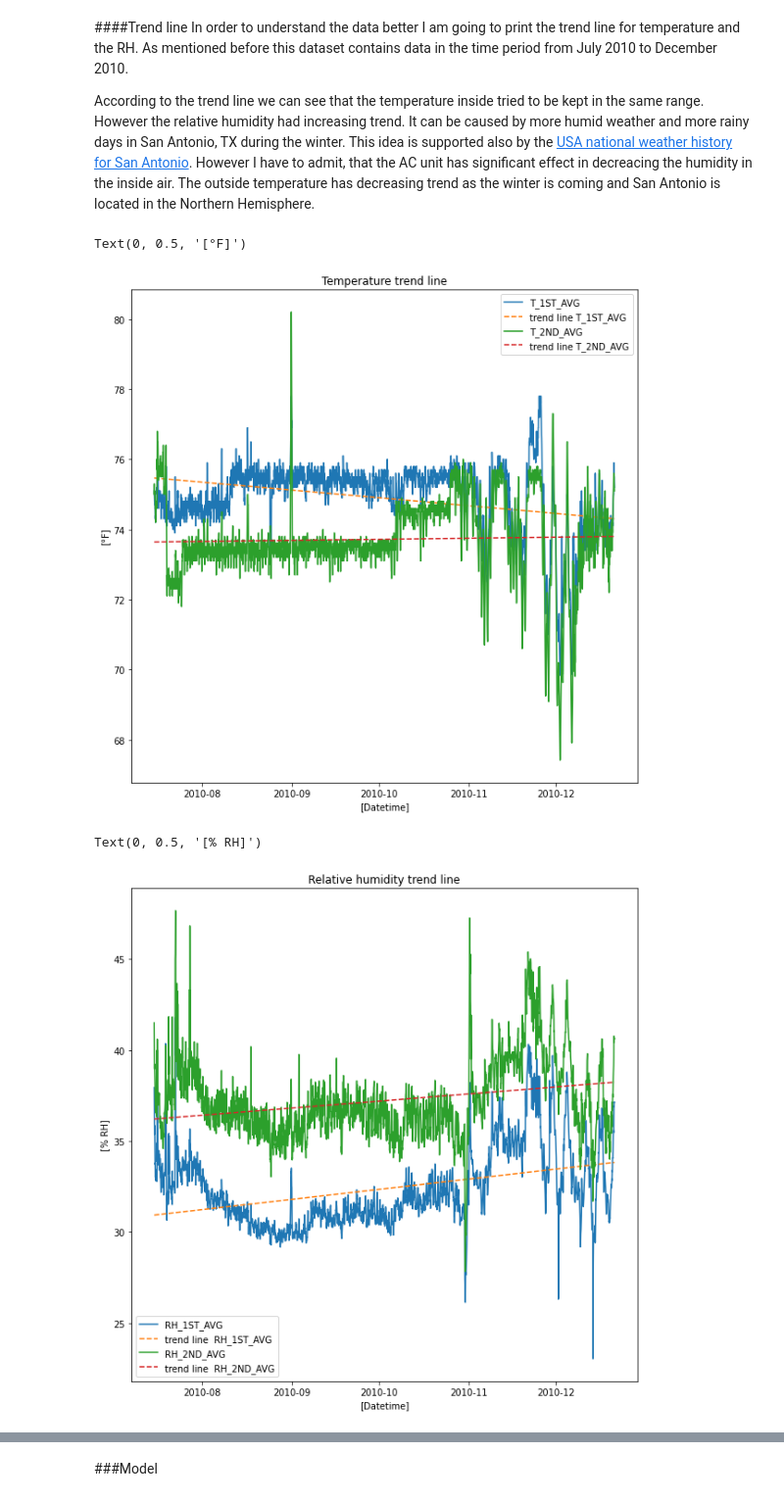
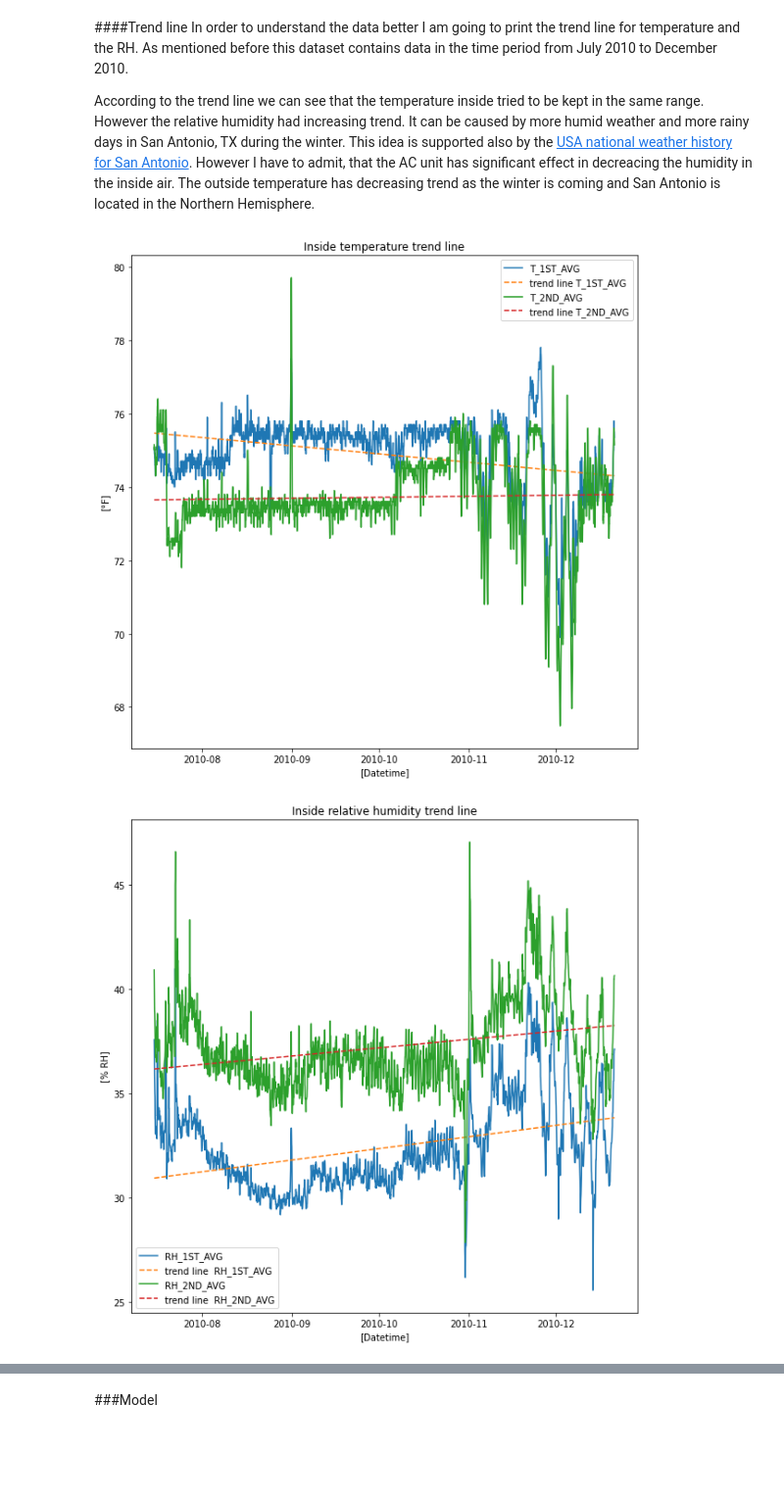
Before and after one commit to milanzongor/fault_detection_project, a Jupyter notebook: fault_detection_project.ipynb, the cells around one changed output, grey strips where cells are left out. Shown at 98% size. Cells and saved outputs as stored; diff of their text form; code cells hidden in the pictures; blank space fills up the shorter version.

```diff
--- a/fault_detection_project.ipynb
+++ b/fault_detection_project.ipynb
@@ -282,0 +307,6 @@ for feature in df.columns:
+# %%
+#['T_Out_AVG', 'T_1ST_AVG', 'T_2ND_AVG', 'RH_1ST_AVG', 'RH_2ND_AVG']
+features_list = df.columns
+
+feature = 'T_Out_AVG'
+df[feature].hist(bins=100);
@@ -283,4 +339,9 @@ for feature in df.columns:
 # %%
+for feature in df.columns:
+  df[feature] = df[feature].rolling(window=3, center=True, min_periods=1).median()
+
+# df = df.fillna(df.rolling(3,min_periods=1).median())
+
 # # df = df_raw[columns_to_keep]
 
 # feature = "T_2ND_AVG"
@@ -295,3 +356,8 @@ for feature in df.columns:
 
 # df.iloc[1000:1200].plot(y=feature, ylim=(60, 100))
 # # df.iloc[1000:1200].plot(y='mean', ylim=(60, 100))
+# %%
+feature = "T_1ST_AVG"
+
+df.reset_index().plot(x='Datetime', y=feature, title=feature + " smoothed graph");
+df_raw.plot(x='Datetime', y=feature, title=feature + " raw graph");
@@ -321,12 +390,9 @@ In order to understand the data better I am going to print the trend line for te
 According to the trend line we can see that the temperature inside tried to be kept in the same range. However the relative humidity had increasing trend. It can be caused by more humid weather and more rainy days in San Antonio, TX during the winter. This idea is supported also by the [USA national weather history for San Antonio](https://weather-and-climate.com/average-monthly-Rainfall-Temperature-Sunshine-fahrenheit,san-antonio-texas-us,United-States-of-America). However I have to admit, that the AC unit has significant effect in decreacing the humidity in the inside air.
 The outside temperature has decreasing trend as the winter is coming and San Antonio is located in the Northern Hemisphere.
 # %%
-# columns_to_keep = ['Datetime', 'T_Out_AVG', 'T_1ST_AVG', 'T_2ND_AVG', 'RH_1ST_AVG', 'RH_2ND_AVG']
-
-# features_to_plot = ['T_Out_AVG', 'T_1ST_AVG', 'T_2ND_AVG']
 features_to_plot = ['T_1ST_AVG', 'T_2ND_AVG']
 
-x = dates.date2num(df.Datetime)
+x = dates.date2num(df.index)
 plt.figure(figsize=(10, 10))
 
 for feature in features_to_plot:
@@ -337,32 +403,30 @@ for feature in features_to_plot:
   plt.plot_date(x,p(x),"--", label="trend line " + feature)
 
 plt.legend(loc="best")
-plt.title("Temperature trend line")
+plt.title("Inside temperature trend line")
 plt.xlabel("[Datetime]")
-plt.ylabel("[°F]")
+plt.ylabel("[°F]");
 # %% [output]
-Text(0, 0.5, '[°F]')
-[figure, old version]
+[figure, new version]
 # %%
 features_to_plot = ['RH_1ST_AVG', 'RH_2ND_AVG']
 
-x = dates.date2num(df.Datetime)
+x = dates.date2num(df.index)
 plt.figure(figsize=(10, 10))
 
 for feature in features_to_plot:
   y = df[feature]
   plt.plot(x, y, label=feature)
   z = np.polyfit(x, y, 1)
   p = np.poly1d(z)
   plt.plot_date(x,p(x),"--", label="trend line  " + feature)
 
 plt.legend(loc="best")
-plt.title("Relative humidity trend line")
+plt.title("Inside relative humidity trend line")
 plt.xlabel("[Datetime]")
-plt.ylabel("[% RH]")
+plt.ylabel("[% RH]");
 # %% [output]
-Text(0, 0.5, '[% RH]')
-[figure, old version]
+[figure, new version]
 # %%
 feature = 'T_Out_AVG'
 
```
Also changed, not shown: parts of 47 cells of this notebook.
